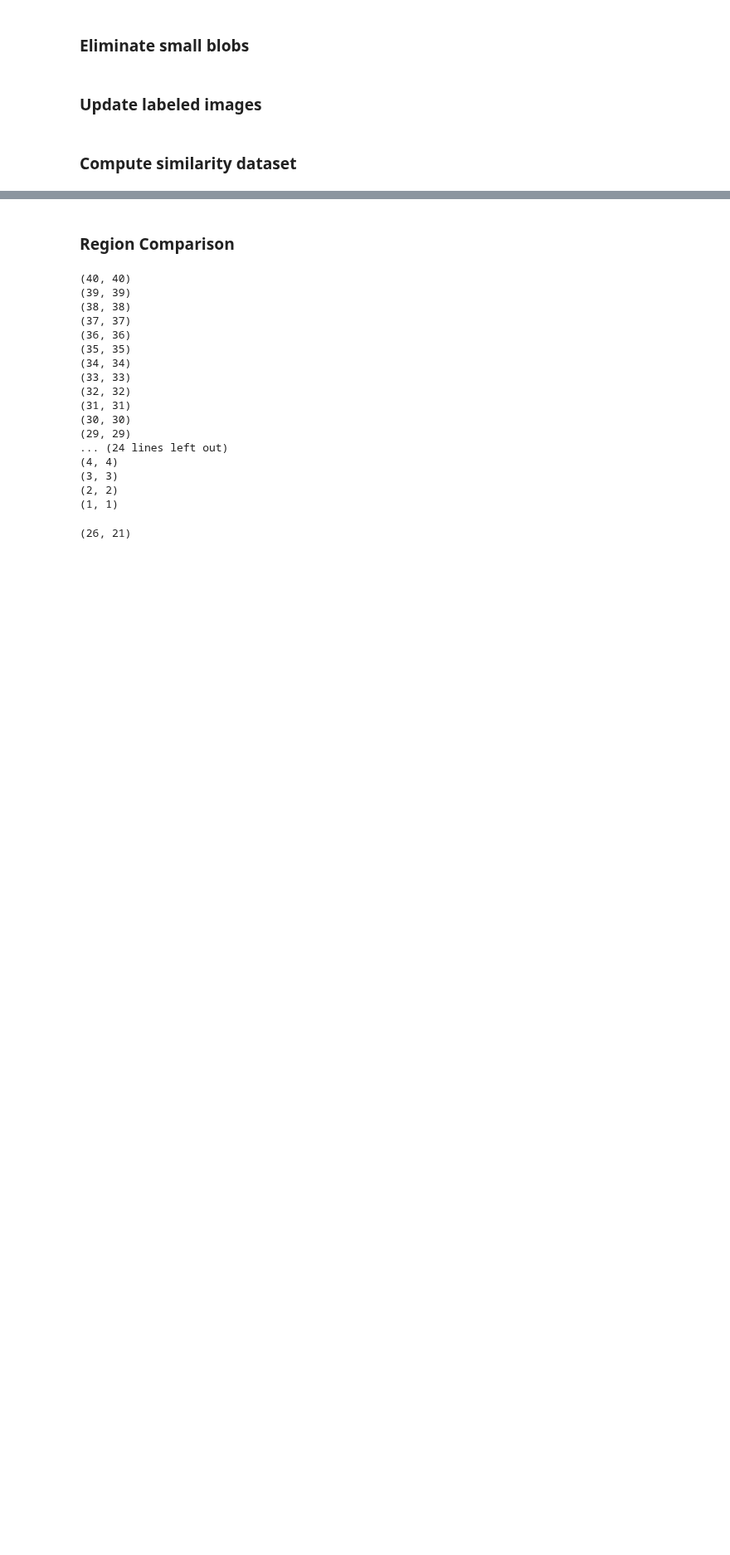
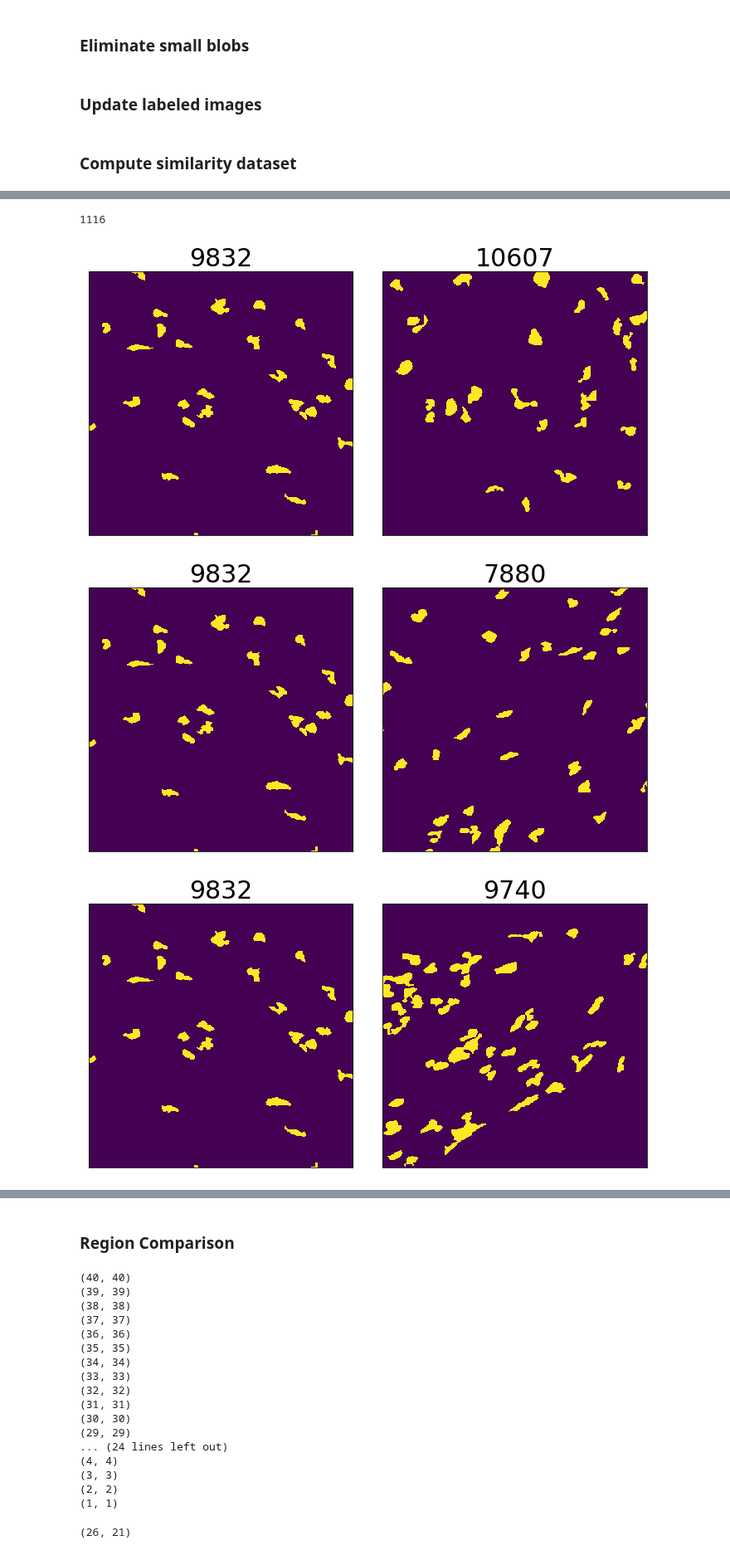
Before and after one commit to xiangjiph/MouseBrainAtlas, a Jupyter notebook: XJ/Region_Matching_0.0.ipynb, the cells around one changed output, grey strips where cells are left out. Shown at 83% size. Cells and saved outputs as stored; diff of their text form; code cells hidden in the pictures; blank space fills up the shorter version.

```diff
--- a/XJ/Region_Matching_0.0.ipynb
+++ b/XJ/Region_Matching_0.0.ipynb
@@ -236,2 +269,3 @@ for scan_patchID in range(len(patch_loc)):
 # %%
 vis_map = score_map.copy()
+avg_vis_map = avg_score_map.copy()
@@ -255,5 +286,8 @@ plt.imshow(im_label[section])
+# %%
+avg_vis_map = np.power(avg_vis_map,2)
 # %%
+avg_vis_map[72,112] = 0;
 plt.figure(figsize=(15,15))
-plt.imshow(vis_map)
-plt.colorbar()
+plt.imshow(avg_vis_map)
+plt.colorbar();
 # %% [output]
@@ -261,0 +319,18 @@ plt.colorbar()
+# %%
+# List of patchID that have high average region matching score
+tmpImage_dic = []
+tmpHighAvgRegSimPID = patch_map[avg_vis_map>0.80];
+# tmpHighAvgRegSimPID = patch_in_Sp5C
+for tmpPatchID in tmpHighAvgRegSimPID:
+    tmpImage_dic.append(fun_crop_images_2dInput(im_label[tmpSec], contour=patch_contour[tmpPatchID],im0max=im0max,im1max=im1max))
+# %%
+len(tmpHighAvgRegSimPID)
+# %% [output]
+1116
+# %%
+for tmpPID in np.random.choice(tmpHighAvgRegSimPID,10):
+    display_images_in_grids([fun_crop_images_2dInput(im_label[section]>0, patch_contour[patchID], im0max=im0max, im1max=im1max), fun_crop_images_2dInput(im_label[tmpSec]>0, patch_contour[tmpPID], im0max=im0max, im1max=im1max)], nc=2,titles=[patchID, tmpPID])
+# %% [output]
+[figure, added]
+[figure, added]
+[figure, added]
```
Also changed, not shown: parts of 49 cells of this notebook, 1 other file.
